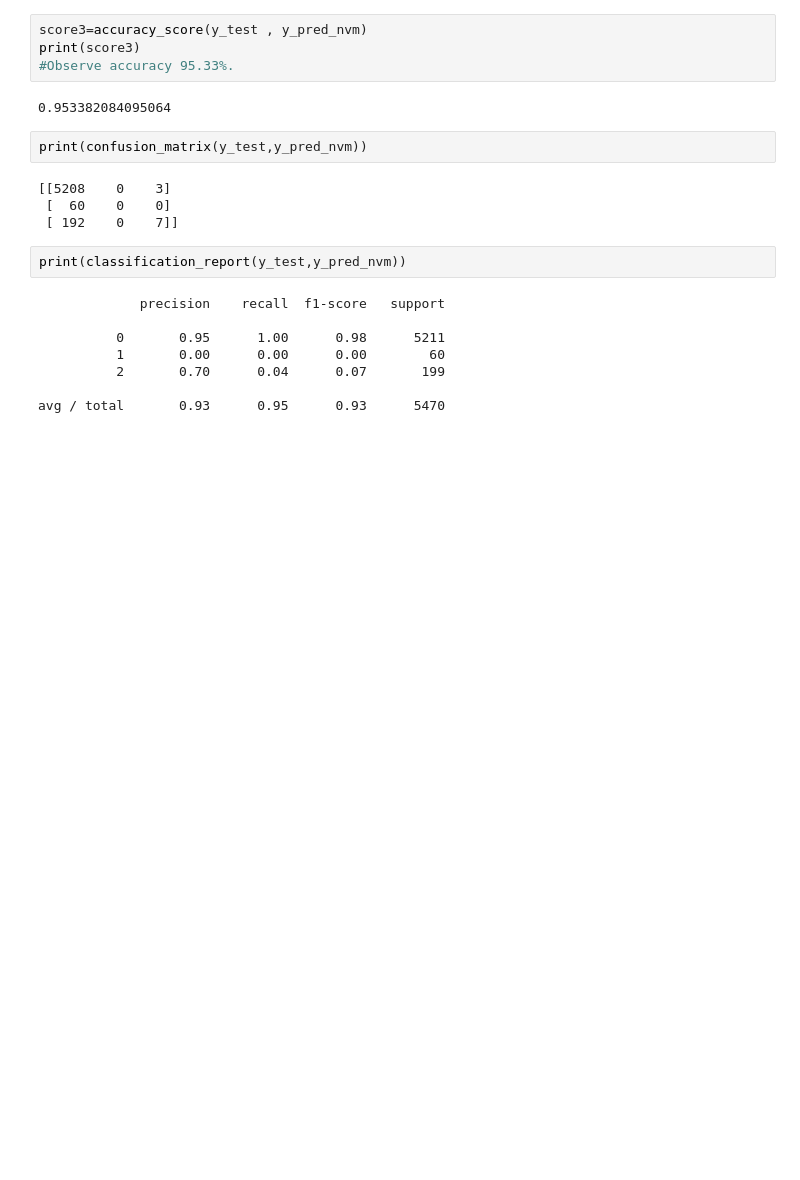
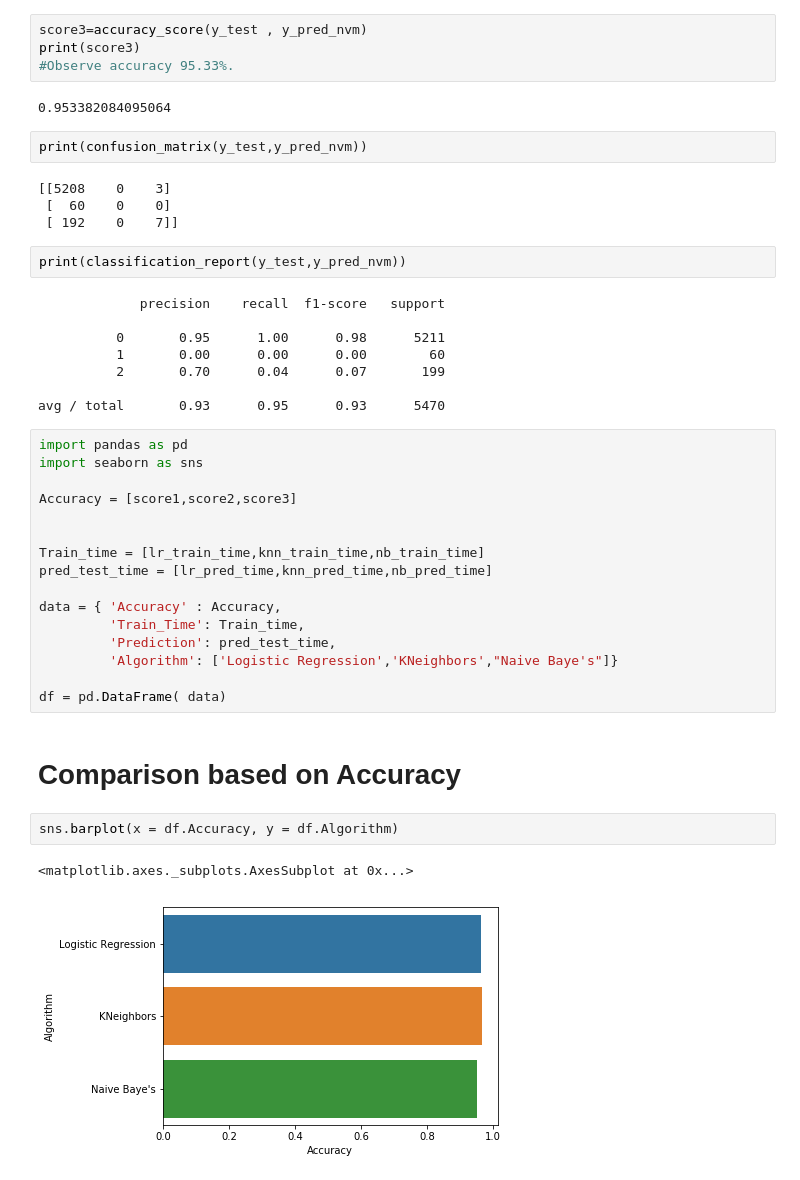
Before and after one commit to nishant321/ML-Project, a Jupyter notebook: Nepal Earthquake Tweet Classification.ipynb, the cells around one changed output. Drawn from its saved outputs; the diff is of its cells as text; blank space fills up the shorter version.

```diff
--- a/Nepal Earthquake Tweet Classification.ipynb
+++ b/Nepal Earthquake Tweet Classification.ipynb
@@ -444,3 +444,26 @@ print(classification_report(y_test,y_pred_nvm))
           2       0.70      0.04      0.07       199
 
 avg / total       0.93      0.95      0.93      5470
+# %%
+import pandas as pd
+import seaborn as sns
+
+Accuracy = [score1,score2,score3]
+
+
+Train_time = [lr_train_time,knn_train_time,nb_train_time]
+pred_test_time = [lr_pred_time,knn_pred_time,nb_pred_time]
+
+data = { 'Accuracy' : Accuracy,
+         'Train_Time': Train_time,
+         'Prediction': pred_test_time,
+         'Algorithm': ['Logistic Regression','KNeighbors',"Naive Baye's"]}
+
+df = pd.DataFrame( data)
+# %% [markdown]
+# Comparison based on Accuracy
+# %%
+sns.barplot(x = df.Accuracy, y = df.Algorithm)
+# %% [output]
+<matplotlib.axes._subplots.AxesSubplot at 0x...>
+[figure, added]
```
Also changed, not shown: parts of 13 cells of this notebook, 3 other files.
